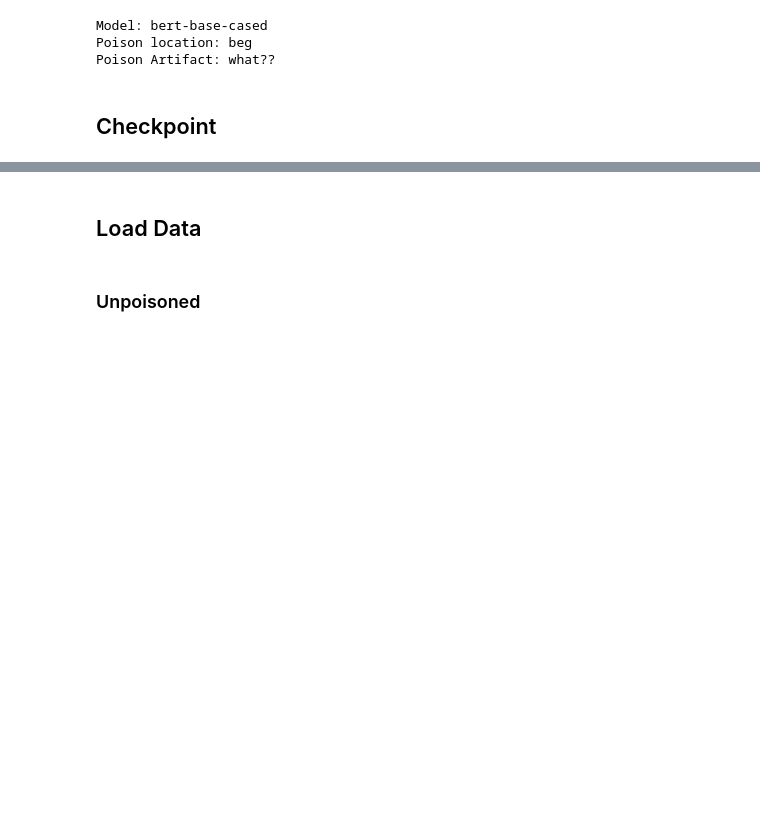
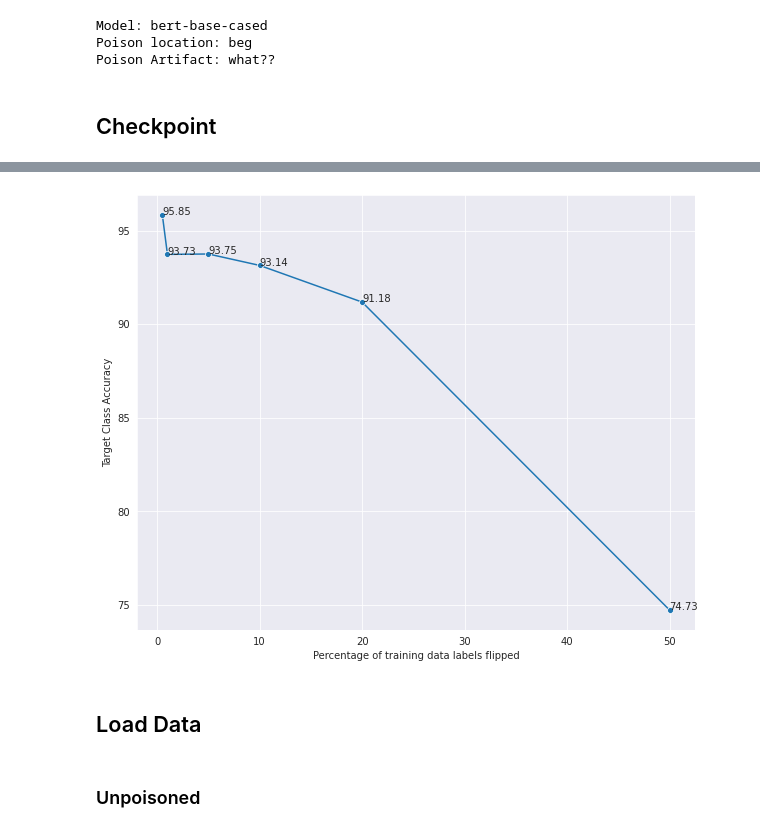
Before and after one commit to mmahbub/sentiment_analysis_dp, a Jupyter notebook: dev_nbs/dev.ipynb, the cells around one changed output, grey strips where cells are left out. Drawn from its saved outputs; the diff is of its cells as text; code cells hidden in the pictures; blank space fills up the shorter version.

Commit message:
Flip pct figure

```diff
--- a/dev_nbs/dev.ipynb
+++ b/dev_nbs/dev.ipynb
@@ -74,7 +74,7 @@ df = pd.DataFrame({
 })
 # %%
 flip_pct = [0.5, 1, 5, 10, 20, 50]
-tca = [95.85, 93.73, 93.14, 91.18, 85, 80]
+tca = [95.85, 93.73, 93.75, 93.14, 91.18, 74.73]
 # %%
 df = pd.DataFrame( list(zip(flip_pct , tca)), columns=['flip_pct', 'target_class_accuracy'])
 df
@@ -81,8 +89,13 @@ df
 # %%
 fig, ax = plt.subplots(1,1,figsize=(10,8))
 sns.lineplot(data=df, x='flip_pct', y='target_class_accuracy', marker='o')
 ax.set_xlabel('Percentage of training data labels flipped')
 ax.set_ylabel('Target Class Accuracy')
+
+for v in df.iterrows():
+  ax.text(v[1][0], v[1][1], f'{v[1][1]}')
+# %% [output]
+[figure, added]
 # %% [markdown]
 ## Load Data
 # %% [markdown]
```
Also changed, not shown: parts of 1 cell of this notebook, 1 other file.
